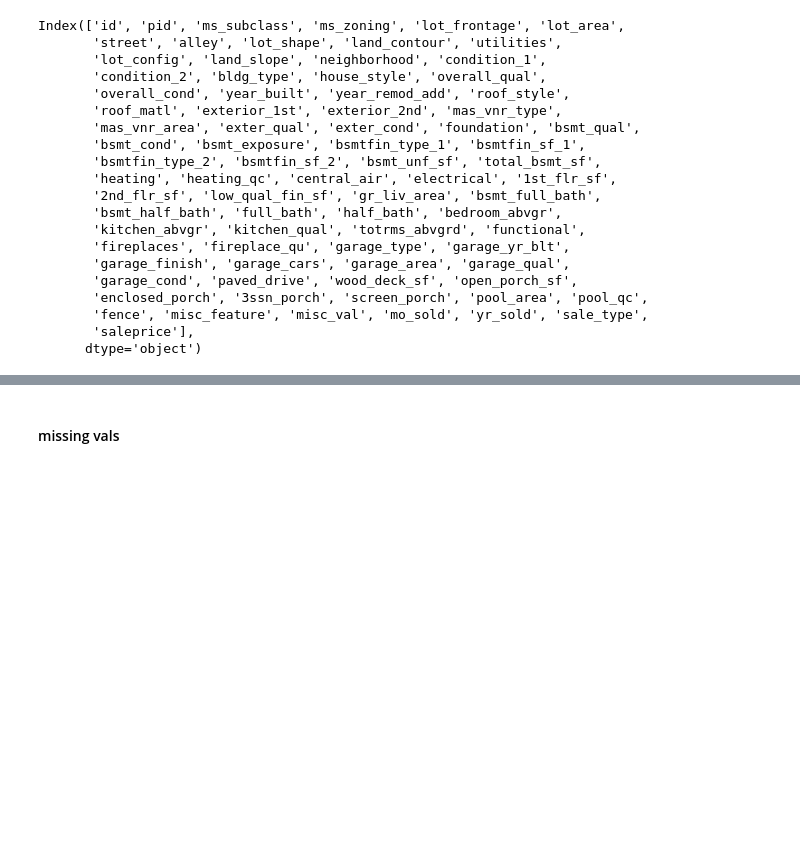
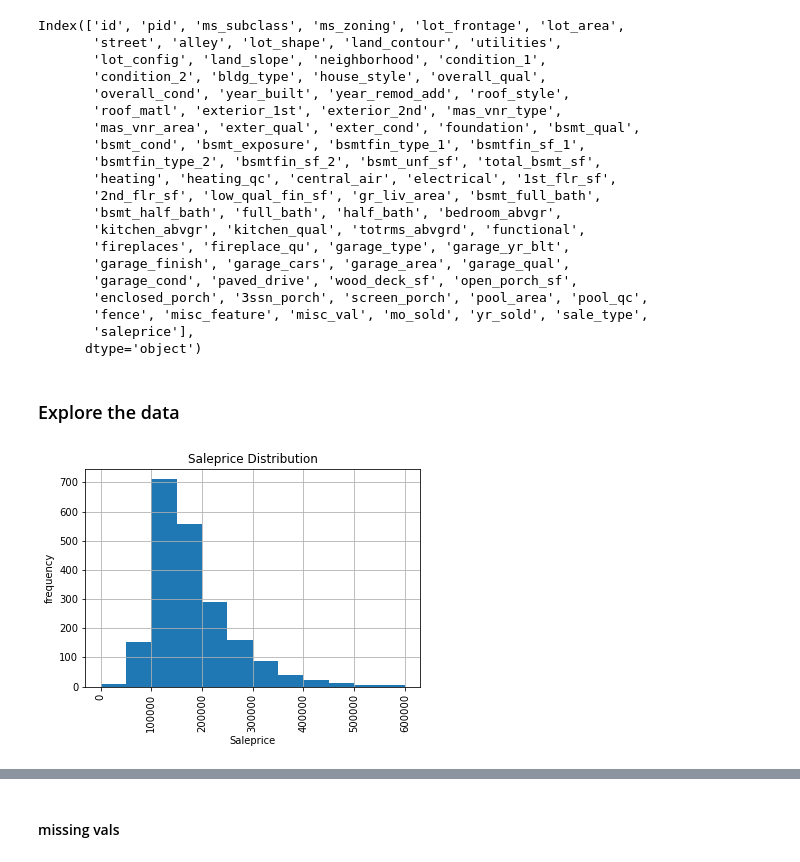
Before and after one commit to wcmohr/AmesHousing, a Jupyter notebook: notebooks/DataCleaning.ipynb, the cells around one changed output, grey strips where cells are left out. Drawn from its saved outputs; the diff is of its cells as text; code cells hidden in the pictures; blank space fills up the shorter version.

```diff
--- a/notebooks/DataCleaning.ipynb
+++ b/notebooks/DataCleaning.ipynb
@@ -55,3 +57,15 @@ Index(['id', 'pid', 'ms_subclass', 'ms_zoning', 'lot_frontage', 'lot_area',
        'fence', 'misc_feature', 'misc_val', 'mo_sold', 'yr_sold', 'sale_type',
        'saleprice'],
       dtype='object')
+# %% [markdown]
+### Explore the data
+# %%
+houses['saleprice'].hist(bins = np.arange(0,650_000,50_000)).set\
+(title = "Saleprice Distribution", xlabel = 'Saleprice', \
+ ylabel = 'frequency',\
+ xticks = np.arange(0,650_000,100_000)
+)
+plt.xticks(rotation='vertical')
+plt.savefig('../plots/saleprice_hist')
+# %% [output]
+[figure, added]
```
Also changed, not shown: parts of 53 cells of this notebook, 50 other files.
